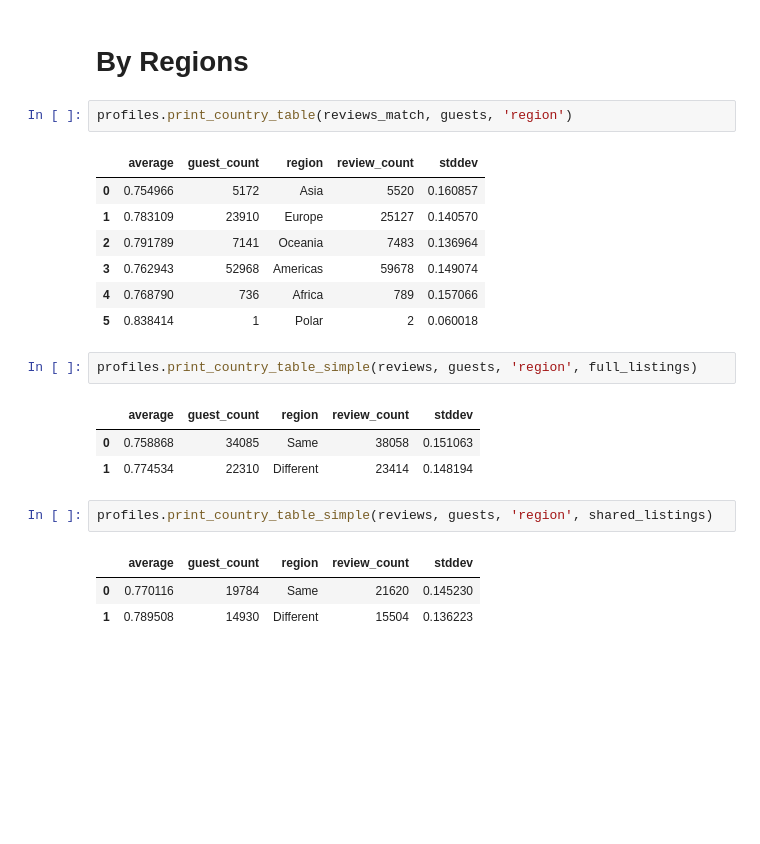
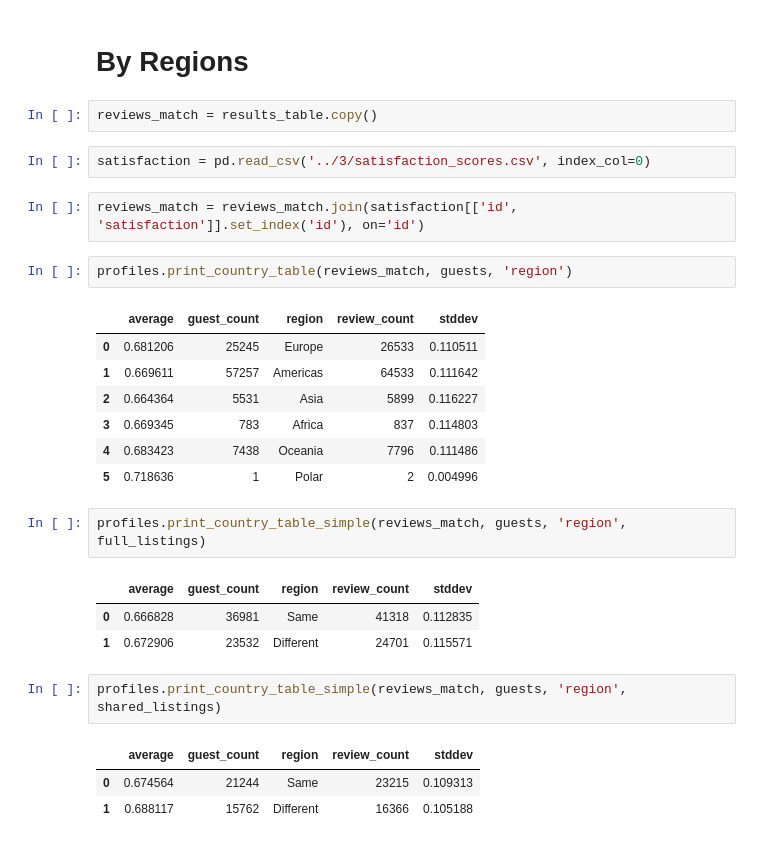
Before and after one commit to travelLynz/homophily_satisfaction, a Jupyter notebook: notebooks/7/traveller_metric.ipynb, the cells around one changed output. Saved outputs shown, nothing was run; the diff lists cells and outputs as text; blank space fills up the shorter version.

```diff
--- a/notebooks/7/traveller_metric.ipynb
+++ b/notebooks/7/traveller_metric.ipynb
@@ -252,28 +287,34 @@ results_table
 results_table.to_csv("country_cultural_diff.csv")
 # %% [markdown]
 # By Regions
+# %%
+reviews_match = results_table.copy()
+# %%
+satisfaction = pd.read_csv('../3/satisfaction_scores.csv', index_col=0)
+# %%
+reviews_match = reviews_match.join(satisfaction[['id', 'satisfaction']].set_index('id'), on='id')
 # %%
 profiles.print_country_table(reviews_match, guests, 'region')
 # %% [output]
 |  | average | guest_count | region | review_count | stddev |
-| 0 | 0.754966 | 5172 | Asia | 5520 | 0.160857 |
-| 1 | 0.783109 | 23910 | Europe | 25127 | 0.140570 |
-| 2 | 0.791789 | 7141 | Oceania | 7483 | 0.136964 |
-| 3 | 0.762943 | 52968 | Americas | 59678 | 0.149074 |
-| 4 | 0.768790 | 736 | Africa | 789 | 0.157066 |
-| 5 | 0.838414 | 1 | Polar | 2 | 0.060018 |
+| 0 | 0.681206 | 25245 | Europe | 26533 | 0.110511 |
+| 1 | 0.669611 | 57257 | Americas | 64533 | 0.111642 |
+| 2 | 0.664364 | 5531 | Asia | 5899 | 0.116227 |
+| 3 | 0.669345 | 783 | Africa | 837 | 0.114803 |
+| 4 | 0.683423 | 7438 | Oceania | 7796 | 0.111486 |
+| 5 | 0.718636 | 1 | Polar | 2 | 0.004996 |
 # %%
-profiles.print_country_table_simple(reviews, guests, 'region', full_listings)
+profiles.print_country_table_simple(reviews_match, guests, 'region', full_listings)
 # %% [output]
 |  | average | guest_count | region | review_count | stddev |
-| 0 | 0.758868 | 34085 | Same | 38058 | 0.151063 |
-| 1 | 0.774534 | 22310 | Different | 23414 | 0.148194 |
+| 0 | 0.666828 | 36981 | Same | 41318 | 0.112835 |
+| 1 | 0.672906 | 23532 | Different | 24701 | 0.115571 |
 # %%
-profiles.print_country_table_simple(reviews, guests, 'region', shared_listings)
+profiles.print_country_table_simple(reviews_match, guests, 'region', shared_listings)
 # %% [output]
 |  | average | guest_count | region | review_count | stddev |
-| 0 | 0.770116 | 19784 | Same | 21620 | 0.145230 |
-| 1 | 0.789508 | 14930 | Different | 15504 | 0.136223 |
+| 0 | 0.674564 | 21244 | Same | 23215 | 0.109313 |
+| 1 | 0.688117 | 15762 | Different | 16366 | 0.105188 |
 # %%
 profiles.print_country_table(reviews_match, guests, 'subregion')
 # %% [output]
```
Also changed, not shown: parts of 8 cells of this notebook, 33 other files.
